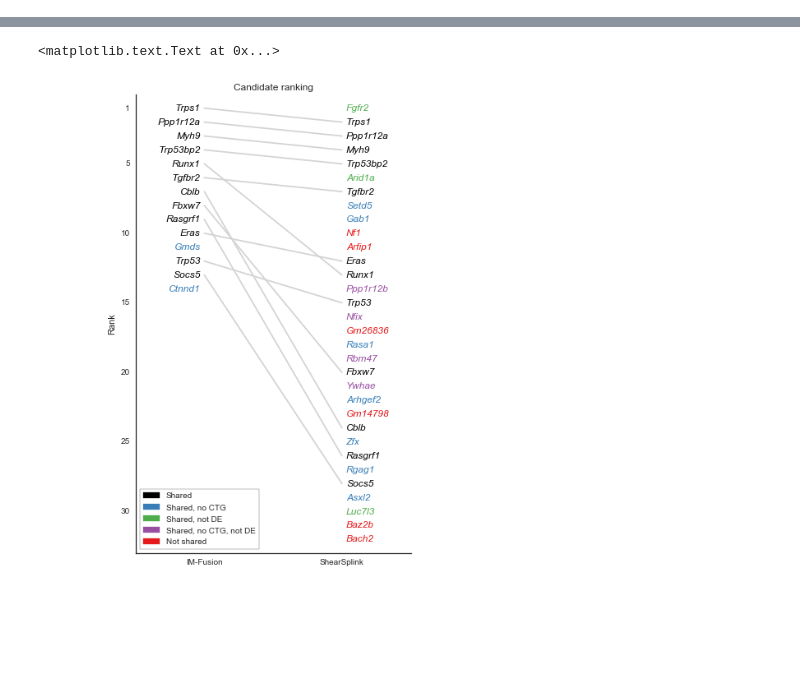
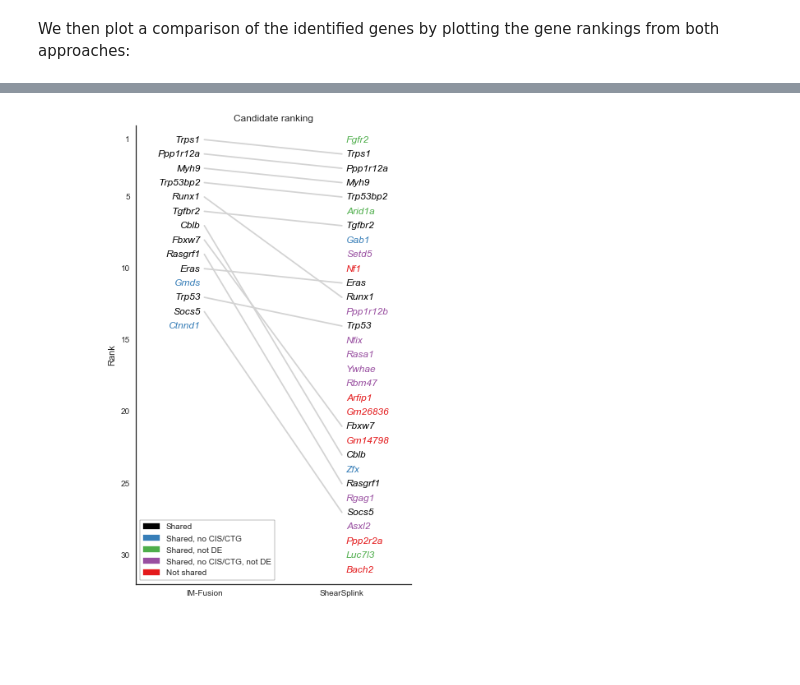
Before and after one commit to jrderuiter/imfusion-analyses, a Jupyter notebook: notebooks/2. SB - ShearSplink comparison.ipynb, the cells around one changed output, grey strips where cells are left out. Cells and saved outputs as stored; diff of their text form; code cells hidden in the pictures.

```diff
--- a/notebooks/2. SB - ShearSplink comparison.ipynb
+++ b/notebooks/2. SB - ShearSplink comparison.ipynb
@@ -34,7 +40,12 @@ insertions_dna = (pd.read_csv('../data/external/shear_splink/insertions.rbm.txt'
                                      'support': int,
                                      'depth': int,
                                      'depth_unique': int}, sep='\t')
-                    .rename(columns={'chromosome': 'seqname'}))
+                    .rename(columns={'chromosome': 'seqname'})
+                    .query('support >= 2'))
 
 name_map = dict(zip(samples['short_name'], samples['sample']))
 insertions_dna['sample'] = insertions_dna['sample'].map(name_map)
+
+# Add clonality score.
+insertions_dna['clonality'] = (insertions_dna.groupby(['sample'])
+                               ['support'].transform(lambda x: x / x.max()))
@@ -258,6 +306,8 @@ rna_ctgs = (pd.read_csv('../data/processed/sb/star/ctgs.txt', sep='\t')
 dna_hits = (pd.read_csv('../data/external/shear_splink/insertions.cis.rbm.txt', sep='\t')
               .groupby('gene_name')['sample'].nunique().reset_index()
               .sort_values('sample', ascending=False))
+# %% [markdown]
+We then plot a comparison of the identified genes by plotting the gene rankings from both approaches:
 # %%
 import toolz
 from nbsupport import rank
@@ -297,6 +347,22 @@ rank.plot_ranks(ranks, rank_a='rank_rna', rank_b='rank_dna',
                 label_kws={'fontstyle': 'italic'})
 ax.set_xticklabels(['IM-Fusion', 'ShearSplink']);
 ax.set_title('Candidate ranking')
+
+# Draw for manuscript:
+with sns.plotting_context('paper', font_scale=0.7):
+    fig, ax = plt.subplots(figsize=(2.4, 4.2))
+    rank.plot_ranks(ranks, rank_a='rank_rna', rank_b='rank_dna',
+                    label='gene_name', hue='type', ax=ax,
+                    palette=palette, order=order,
+                    legend_kws={'frameon': False,
+                                'loc': 'lower left'},
+                    label_kws={'fontstyle': 'italic'})
+    ax.set_xlim(-0.9, 1.9)
+    ax.set_xticklabels(['IM-Fusion', 'ShearSplink'])
+    ax.set_title('Candidate ranking')
+
+    fig.savefig('../reports/figures/fig_4f_ctg_ranks.pdf', bbox_inches='tight')
+    plt.close(fig)
 # %% [output]
 WARNING:root:Using gene test for ENSMUSG00000020716
 WARNING:root:Using summed exon counts to approximate gene counts for gene DE test
@@ -308,3 +374,2 @@ WARNING:root:Using gene test for ENSMUSG00000026987
 WARNING:root:Using gene test for ENSMUSG00000040270
-<matplotlib.text.Text at 0x...>
-[figure, old version]
+[figure, new version]
```
Also changed, not shown: parts of 40 cells of this notebook, 37 other files.
